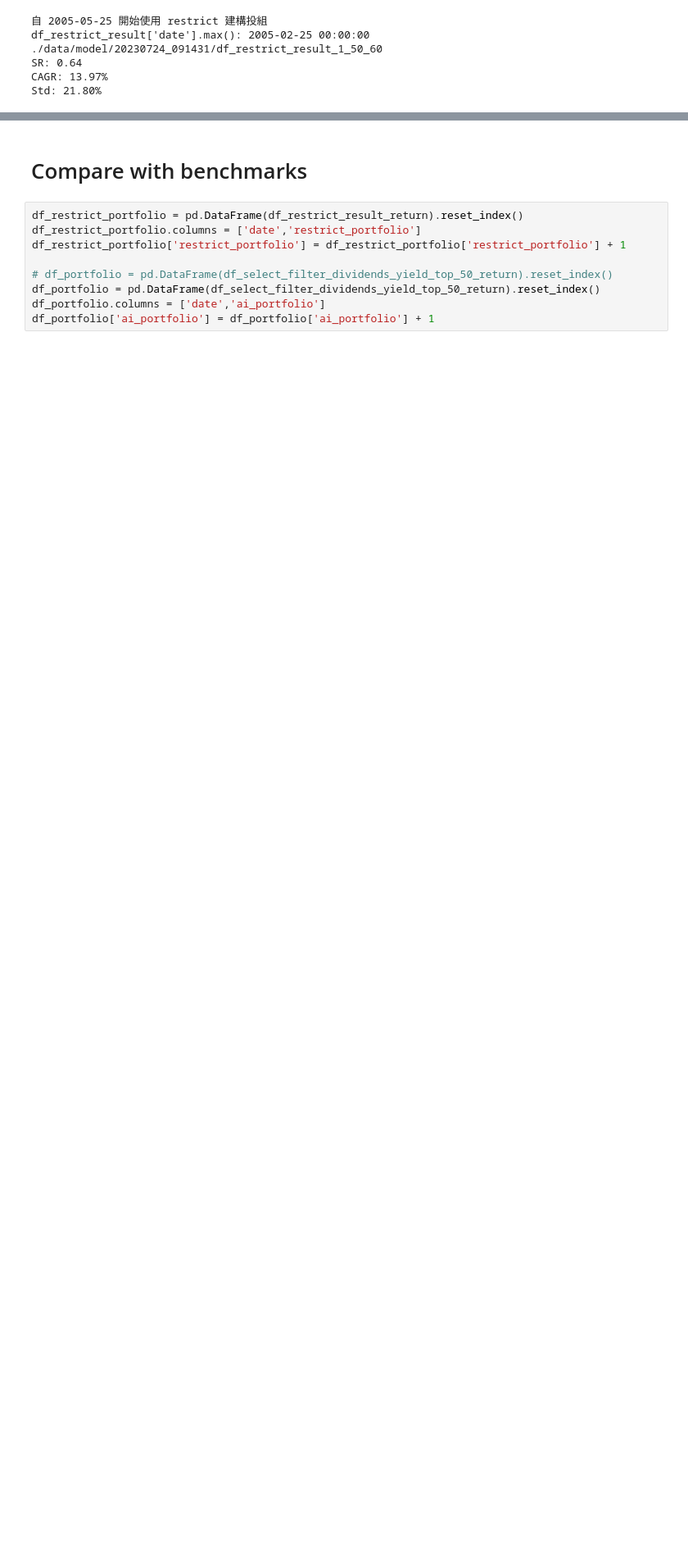
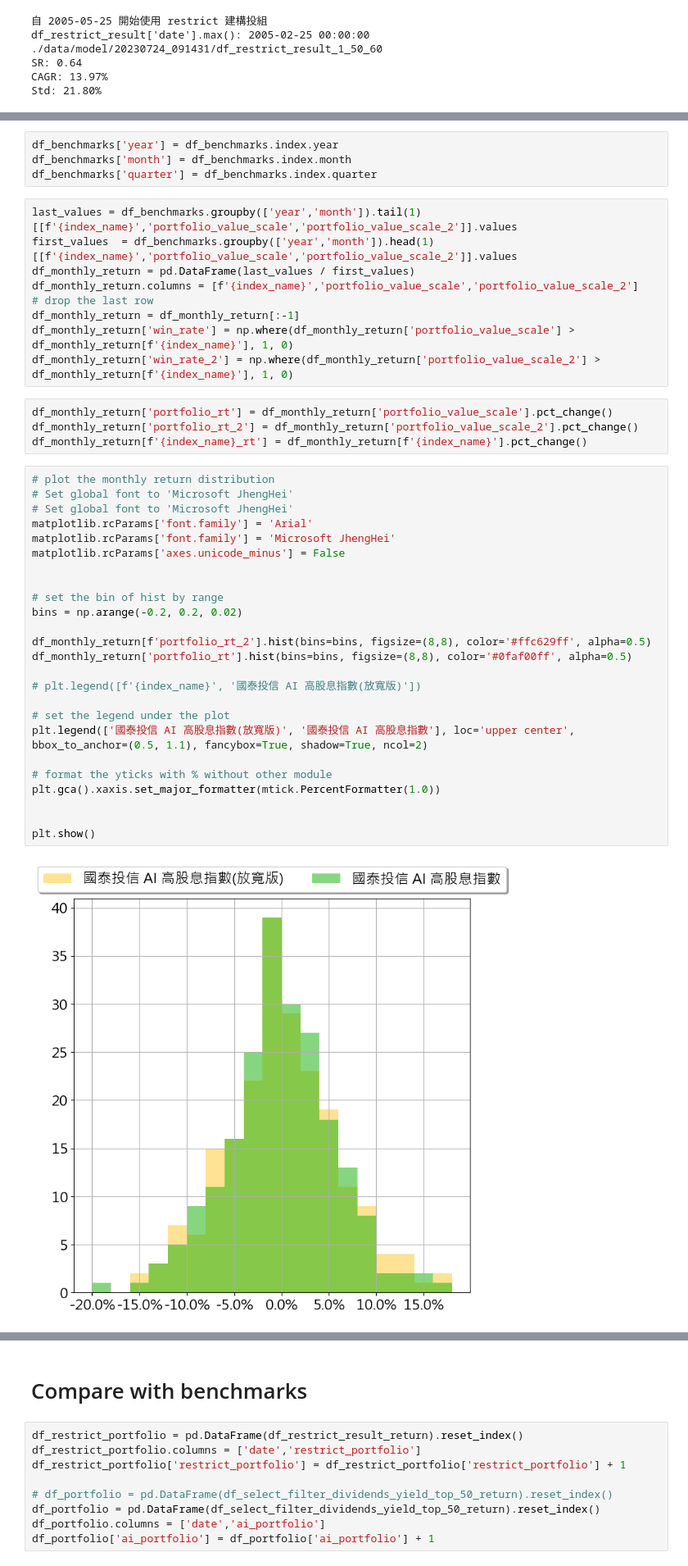
Before and after one commit to vayvay0993/hidiv, a Jupyter notebook: main_04_select_data.ipynb, the cells around one changed output, grey strips where cells are left out. Shown at 82% size. Drawn from its saved outputs; the diff is of its cells as text; blank space fills up the shorter version.

```diff
--- a/main_04_select_data.ipynb
+++ b/main_04_select_data.ipynb
@@ -471,0 +648,44 @@ Std: 21.80%
+# %%
+df_benchmarks['year'] = df_benchmarks.index.year
+df_benchmarks['month'] = df_benchmarks.index.month
+df_benchmarks['quarter'] = df_benchmarks.index.quarter
+# %%
+last_values = df_benchmarks.groupby(['year','month']).tail(1)[[f'{index_name}','portfolio_value_scale','portfolio_value_scale_2']].values
+first_values  = df_benchmarks.groupby(['year','month']).head(1)[[f'{index_name}','portfolio_value_scale','portfolio_value_scale_2']].values
+df_monthly_return = pd.DataFrame(last_values / first_values)
+df_monthly_return.columns = [f'{index_name}','portfolio_value_scale','portfolio_value_scale_2']
+# drop the last row
+df_monthly_return = df_monthly_return[:-1]
+df_monthly_return['win_rate'] = np.where(df_monthly_return['portfolio_value_scale'] > df_monthly_return[f'{index_name}'], 1, 0)
+df_monthly_return['win_rate_2'] = np.where(df_monthly_return['portfolio_value_scale_2'] > df_monthly_return[f'{index_name}'], 1, 0)
+# %%
+df_monthly_return['portfolio_rt'] = df_monthly_return['portfolio_value_scale'].pct_change()
+df_monthly_return['portfolio_rt_2'] = df_monthly_return['portfolio_value_scale_2'].pct_change()
+df_monthly_return[f'{index_name}_rt'] = df_monthly_return[f'{index_name}'].pct_change()
+# %%
+# plot the monthly return distribution
+# Set global font to 'Microsoft JhengHei'
+# Set global font to 'Microsoft JhengHei'
+matplotlib.rcParams['font.family'] = 'Arial'
+matplotlib.rcParams['font.family'] = 'Microsoft JhengHei'
+matplotlib.rcParams['axes.unicode_minus'] = False
+
+
+# set the bin of hist by range
+bins = np.arange(-0.2, 0.2, 0.02)
+
+df_monthly_return[f'portfolio_rt_2'].hist(bins=bins, figsize=(8,8), color='#ffc629ff', alpha=0.5)
+df_monthly_return['portfolio_rt'].hist(bins=bins, figsize=(8,8), color='#0faf00ff', alpha=0.5)
+
+# plt.legend([f'{index_name}', '國泰投信 AI 高股息指數(放寬版)'])
+
+# set the legend under the plot
+plt.legend(['國泰投信 AI 高股息指數(放寬版)', '國泰投信 AI 高股息指數'], loc='upper center', bbox_to_anchor=(0.5, 1.1), fancybox=True, shadow=True, ncol=2)
+
+# format the yticks with % without other module
+plt.gca().xaxis.set_major_formatter(mtick.PercentFormatter(1.0))
+
+
+plt.show()
+# %% [output]
+[figure, added]
```
Also changed, not shown: parts of 46 cells of this notebook, 3 other files.
